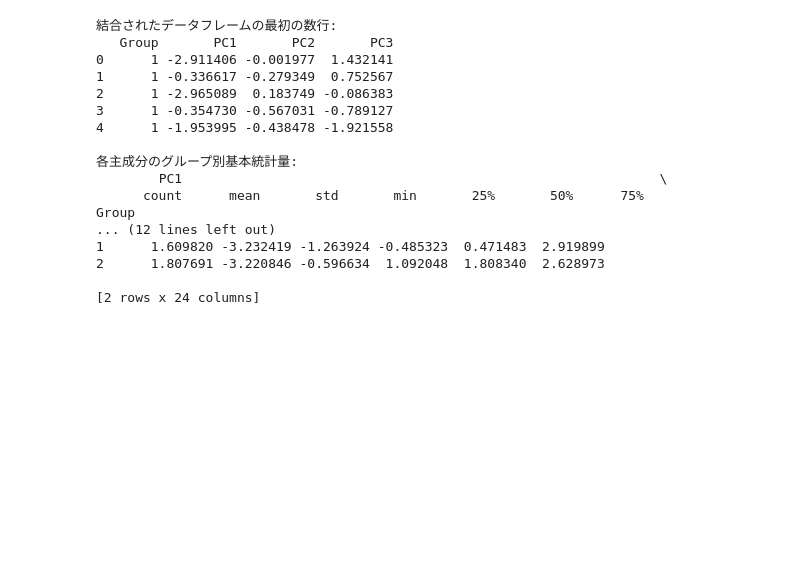
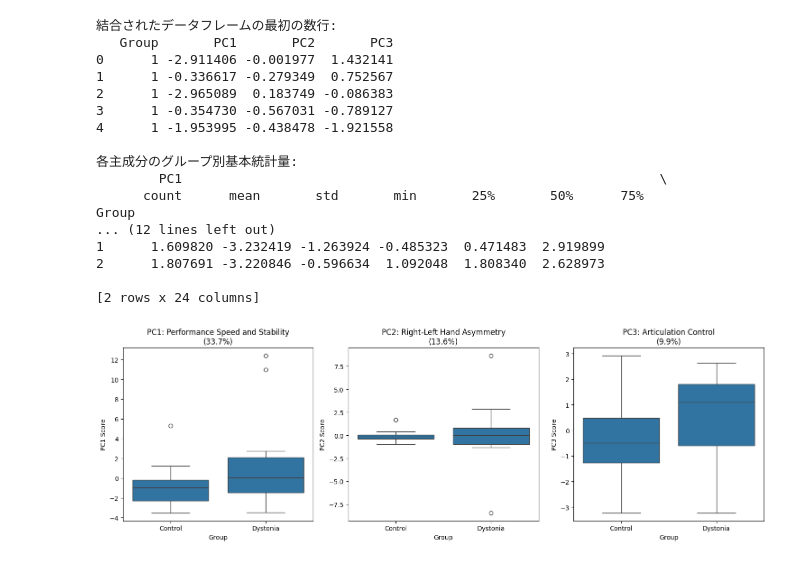
Before and after one commit to amijas/tokimura_analysis, a Jupyter notebook: analysis.ipynb, the cells around one changed output. Drawn from its saved outputs; the diff is of its cells as text; code cells hidden in the pictures; blank space fills up the shorter version.

Commit message:
Visualize PCA scores with group-level boxplots
- Create boxplots for first three principal components
- Add titles and labels highlighting variance explained
- Enhance PCA analysis with visual group comparisons

```diff
--- a/analysis.ipynb
+++ b/analysis.ipynb
@@ -650,3 +650,39 @@ Group
 2      1.807691 -3.220846 -0.596634  1.092048  1.808340  2.628973
 
 [2 rows x 24 columns]
+# %%
+# PCAスコアをデータフレームとして取得
+pca_scores = pd.DataFrame(
+    X_pca[:, :3],  # 最初の3つの主成分のみ
+    columns=['PC1', 'PC2', 'PC3'],
+    index=analysis_df_clean.index
+)
+
+# 元のデータフレームとPCAスコアを結合
+df_with_pca = pd.concat([df[['Group']], pca_scores], axis=1).copy()
+
+# Group名を変更
+df_with_pca['Group'] = df_with_pca['Group'].map({1: 'Control', 2: 'Dystonia'})
+
+# プロット
+fig, axes = plt.subplots(1, 3, figsize=(15, 5))
+
+# PC1の箱ひげ図
+sns.boxplot(data=df_with_pca, x='Group', y='PC1', ax=axes[0])
+axes[0].set_title('PC1: Performance Speed and Stability\n(33.7%)')
+axes[0].set_ylabel('PC1 Score')
+
+# PC2の箱ひげ図
+sns.boxplot(data=df_with_pca, x='Group', y='PC2', ax=axes[1])
+axes[1].set_title('PC2: Right-Left Hand Asymmetry\n(13.6%)')
+axes[1].set_ylabel('PC2 Score')
+
+# PC3の箱ひげ図
+sns.boxplot(data=df_with_pca, x='Group', y='PC3', ax=axes[2])
+axes[2].set_title('PC3: Articulation Control\n(9.9%)')
+axes[2].set_ylabel('PC3 Score')
+
+plt.tight_layout()
+plt.show()
+# %% [output]
+[figure, added]
```
